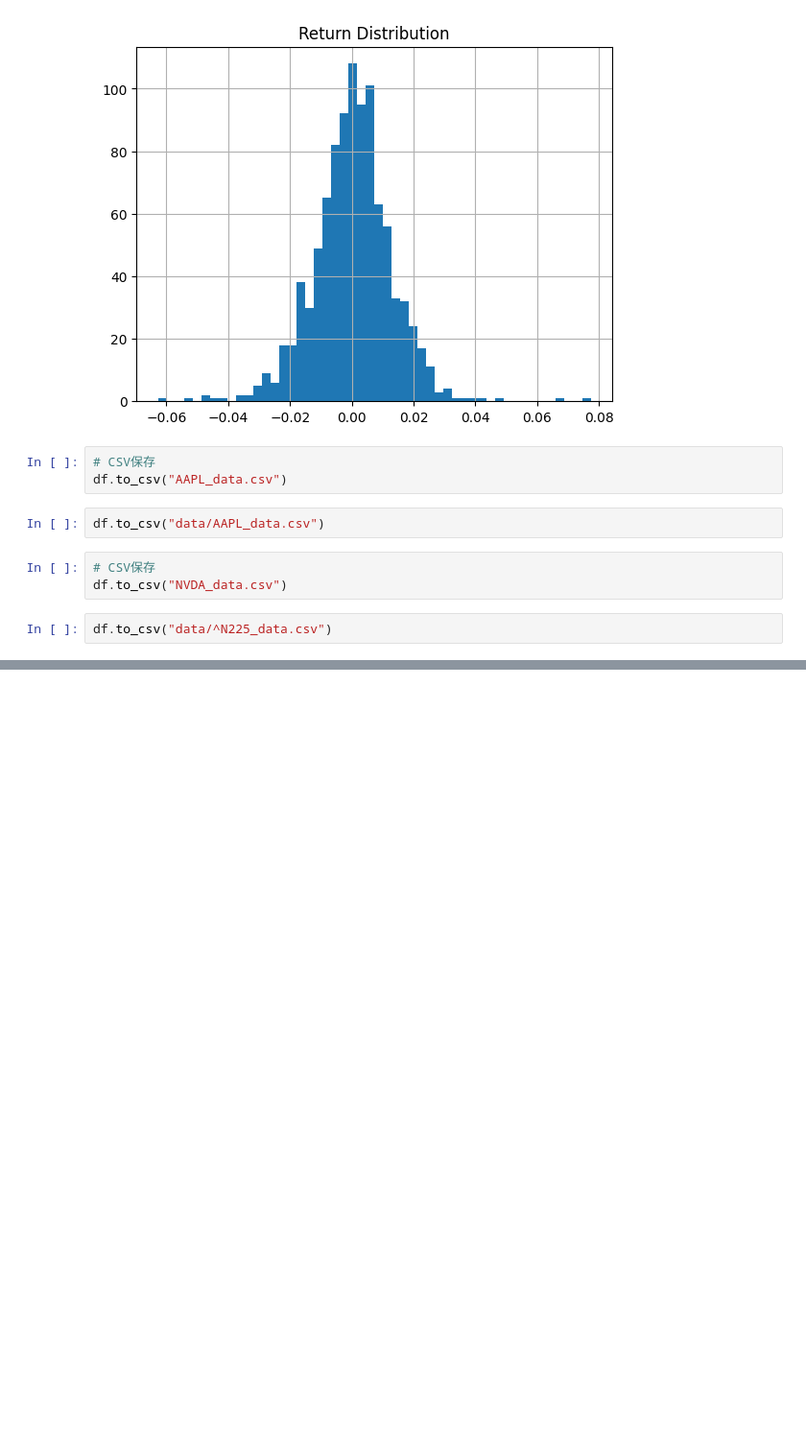
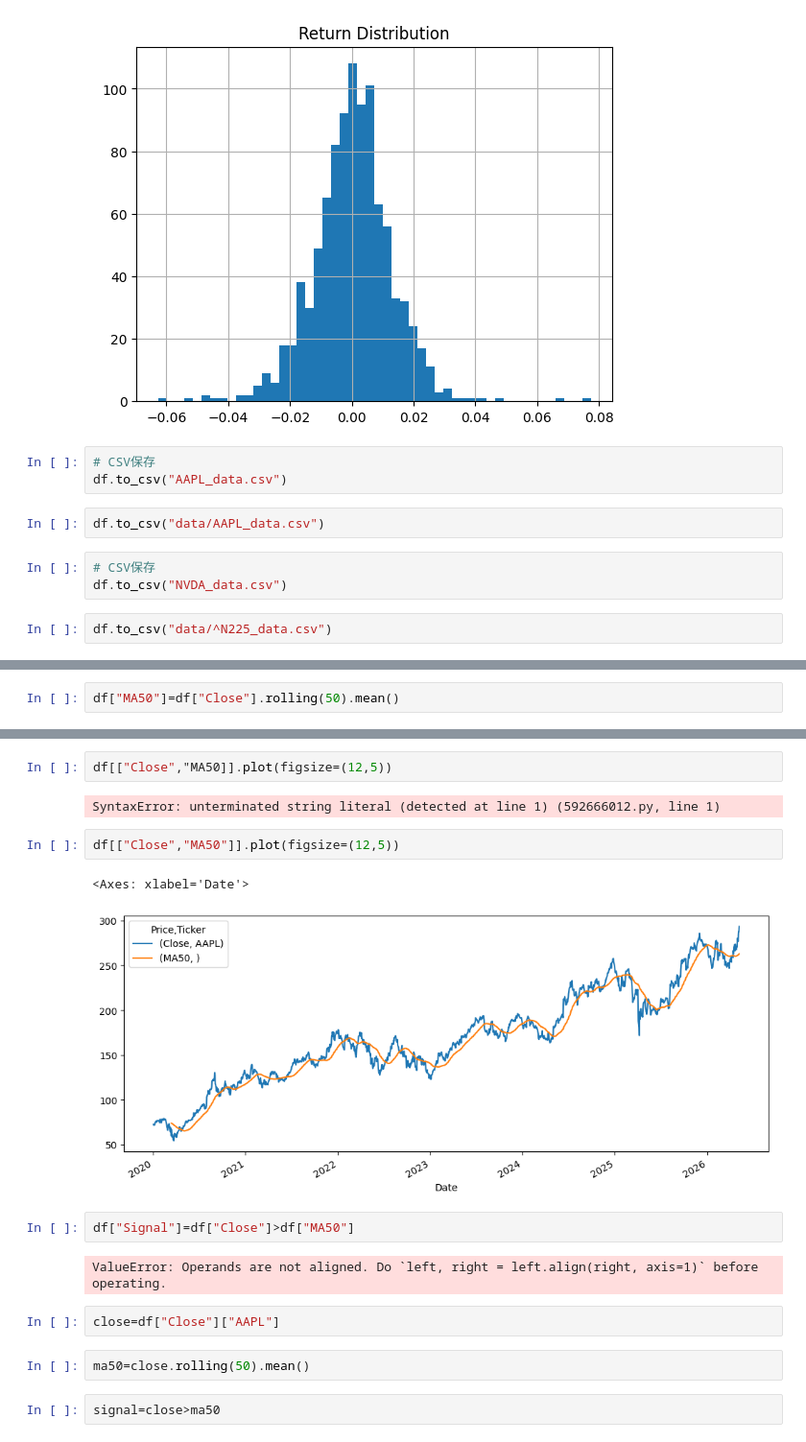
Before and after one commit to mas-analytics/quant-practice, a Jupyter notebook: analysis.ipynb, the cells around one changed output, grey strips where cells are left out. Shown at 96% size. Drawn from its saved outputs; the diff is of its cells as text; blank space fills up the shorter version.

```diff
--- a/analysis.ipynb
+++ b/analysis.ipynb
@@ -139,0 +297,2 @@ df.to_csv("data/^N225_data.csv")
+# %%
+df["MA50"]=df["Close"].rolling(50).mean()
@@ -139,0 +310,19 @@ df.to_csv("data/^N225_data.csv")
+# %%
+df[["Close","MA50]].plot(figsize=(12,5))
+# %% [output]
+SyntaxError: unterminated string literal (detected at line 1) (592666012.py, line 1)
+# %%
+df[["Close","MA50"]].plot(figsize=(12,5))
+# %% [output]
+<Axes: xlabel='Date'>
+[figure, added]
+# %%
+df["Signal"]=df["Close"]>df["MA50"]
+# %% [output]
+ValueError: Operands are not aligned. Do `left, right = left.align(right, axis=1)` before operating.
+# %%
+close=df["Close"]["AAPL"]
+# %%
+ma50=close.rolling(50).mean()
+# %%
+signal=close>ma50
```
Also changed, not shown: parts of 38 cells of this notebook.
